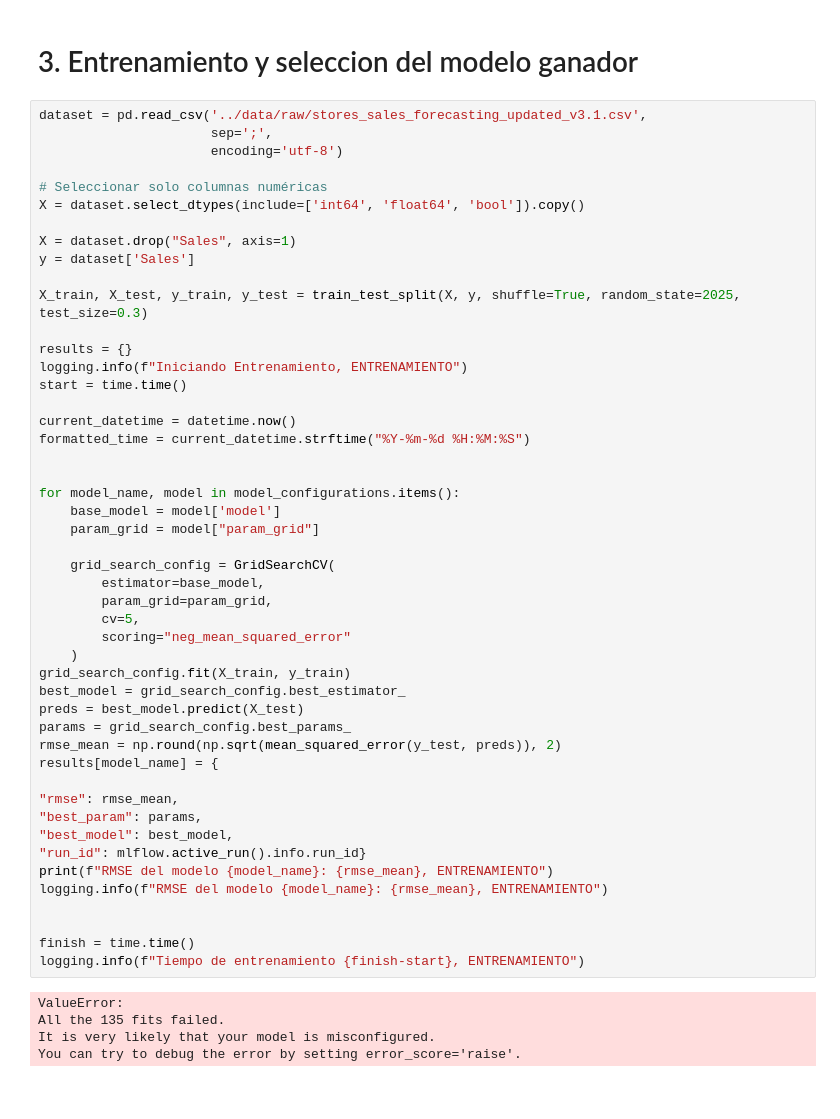
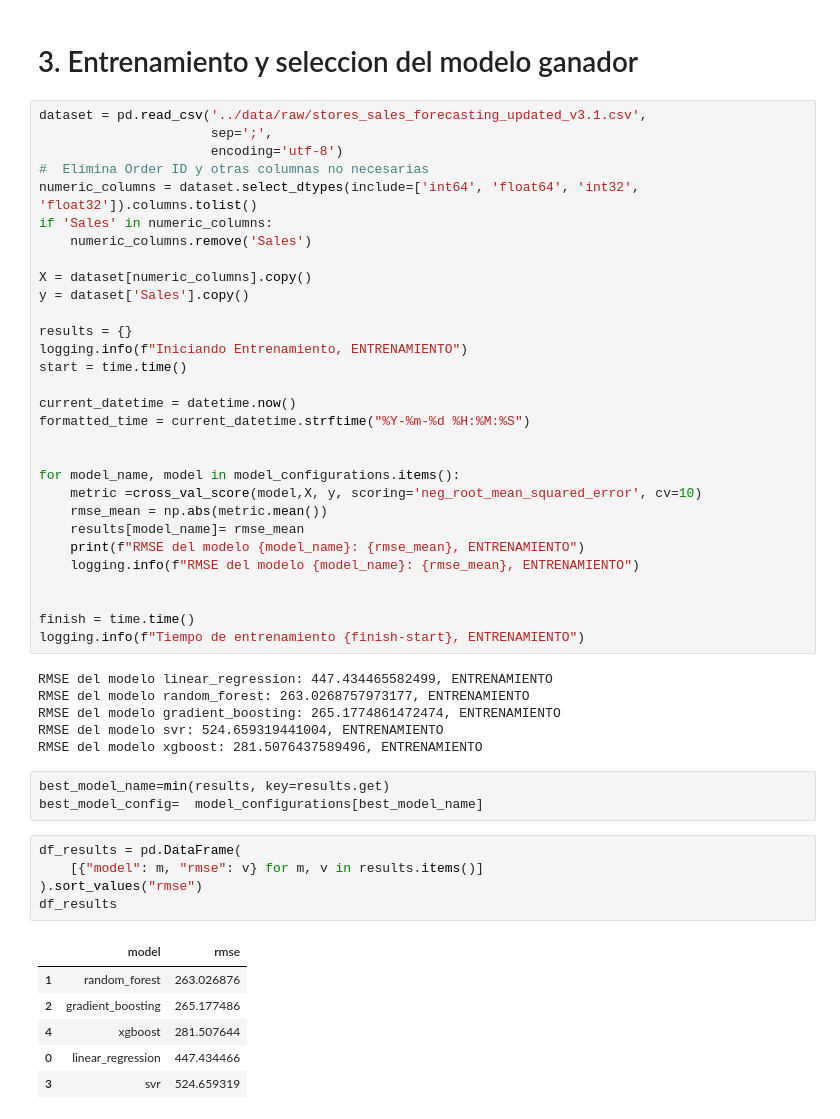
Before and after one commit to mlvindev/pd_entrega_2_store_sales_v1, a Jupyter notebook: notebooks/04_model_training_n_tunning.ipynb, the cells around one changed output. Drawn from its saved outputs; the diff is of its cells as text; blank space fills up the shorter version.

```diff
--- a/notebooks/04_model_training_n_tunning.ipynb
+++ b/notebooks/04_model_training_n_tunning.ipynb
@@ -67,14 +32,13 @@ logging.basicConfig(filename="ml_system.log", encoding="utf-8", filemode="a", le
 dataset = pd.read_csv('../data/raw/stores_sales_forecasting_updated_v3.1.csv',
                       sep=';',
                       encoding='utf-8')
+#  Elimina Order ID y otras columnas no necesarias
+numeric_columns = dataset.select_dtypes(include=['int64', 'float64', 'int32', 'float32']).columns.tolist()
+if 'Sales' in numeric_columns:
+    numeric_columns.remove('Sales')
 
-# Seleccionar solo columnas numéricas
-X = dataset.select_dtypes(include=['int64', 'float64', 'bool']).copy()
-
-X = dataset.drop("Sales", axis=1)
-y = dataset['Sales']
-
-X_train, X_test, y_train, y_test = train_test_split(X, y, shuffle=True, random_state=2025, test_size=0.3)
+X = dataset[numeric_columns].copy()
+y = dataset['Sales'].copy()
 
 results = {}
 logging.info(f"Iniciando Entrenamiento, ENTRENAMIENTO")
@@ -85,34 +49,33 @@ formatted_time = current_datetime.strftime("%Y-%m-%d %H:%M:%S")
 
 
 for model_name, model in model_configurations.items():
-    base_model = model['model']
-    param_grid = model["param_grid"]
-
-    grid_search_config = GridSearchCV(
-        estimator=base_model,
-        param_grid=param_grid,
-        cv=5,
-        scoring="neg_mean_squared_error"
-    )
-grid_search_config.fit(X_train, y_train)
-best_model = grid_search_config.best_estimator_
-preds = best_model.predict(X_test)
-params = grid_search_config.best_params_
-rmse_mean = np.round(np.sqrt(mean_squared_error(y_test, preds)), 2)
-results[model_name] = {
-
-"rmse": rmse_mean,
-"best_param": params,
-"best_model": best_model,
-"run_id": mlflow.active_run().info.run_id}
-print(f"RMSE del modelo {model_name}: {rmse_mean}, ENTRENAMIENTO")
-logging.info(f"RMSE del modelo {model_name}: {rmse_mean}, ENTRENAMIENTO")
+    metric =cross_val_score(model,X, y, scoring='neg_root_mean_squared_error', cv=10)
+    rmse_mean = np.abs(metric.mean())
+    results[model_name]= rmse_mean
+    print(f"RMSE del modelo {model_name}: {rmse_mean}, ENTRENAMIENTO")
+    logging.info(f"RMSE del modelo {model_name}: {rmse_mean}, ENTRENAMIENTO")
 
 
 finish = time.time()
 logging.info(f"Tiempo de entrenamiento {finish-start}, ENTRENAMIENTO")
 # %% [output]
-ValueError:
-All the 135 fits failed.
-It is very likely that your model is misconfigured.
-You can try to debug the error by setting error_score='raise'.
+RMSE del modelo linear_regression: 447.434465582499, ENTRENAMIENTO
+RMSE del modelo random_forest: 263.0268757973177, ENTRENAMIENTO
+RMSE del modelo gradient_boosting: 265.1774861472474, ENTRENAMIENTO
+RMSE del modelo svr: 524.659319441004, ENTRENAMIENTO
+RMSE del modelo xgboost: 281.5076437589496, ENTRENAMIENTO
+# %%
+best_model_name=min(results, key=results.get)
+best_model_config=  model_configurations[best_model_name]
+# %%
+df_results = pd.DataFrame(
+    [{"model": m, "rmse": v} for m, v in results.items()]
+).sort_values("rmse")
+df_results
+# %% [output]
+|  | model | rmse |
+| 1 | random_forest | 263.026876 |
+| 2 | gradient_boosting | 265.177486 |
+| 4 | xgboost | 281.507644 |
+| 0 | linear_regression | 447.434466 |
+| 3 | svr | 524.659319 |
```
Also changed, not shown: parts of 7 cells of this notebook, 6 other files.
